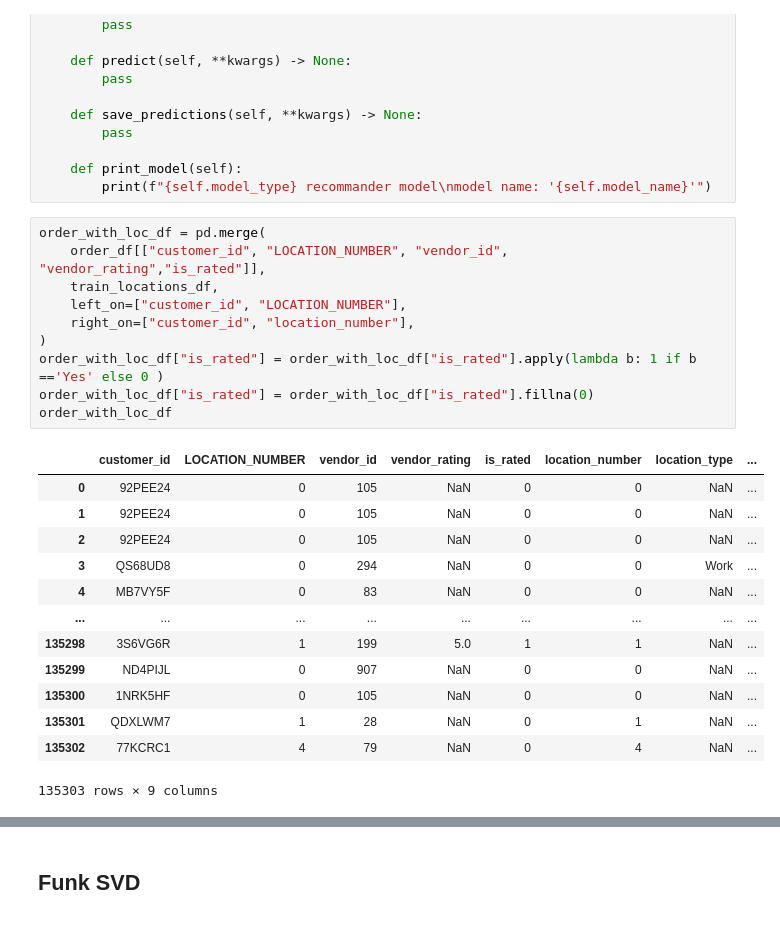
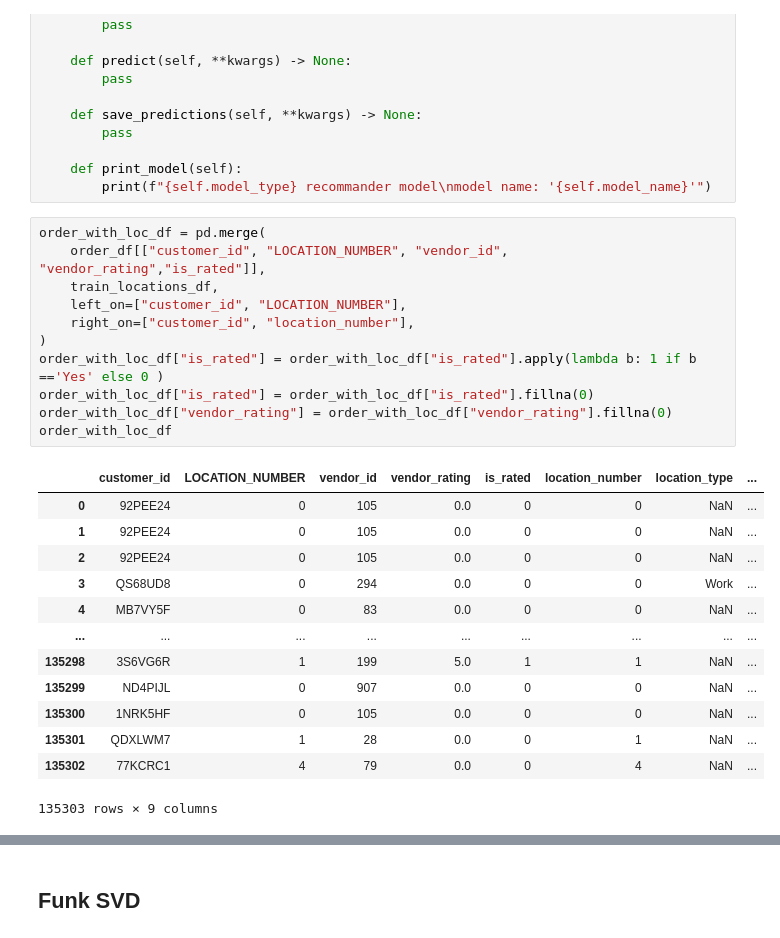
Before and after one commit to Bast-94/Restaurant-Recommander-System, a Jupyter notebook: notebook.ipynb, the cells around one changed output, grey strips where cells are left out. Drawn from its saved outputs; the diff is of its cells as text.

Commit message:
ADD(Y,R): Chargement des des Y et ratings de meme tailles.

```diff
--- a/notebook.ipynb
+++ b/notebook.ipynb
@@ -63,26 +63,27 @@ class RecommanderModel:
 # %%
 order_with_loc_df = pd.merge(
     order_df[["customer_id", "LOCATION_NUMBER", "vendor_id", "vendor_rating","is_rated"]],
     train_locations_df,
     left_on=["customer_id", "LOCATION_NUMBER"],
     right_on=["customer_id", "location_number"],
 )
 order_with_loc_df["is_rated"] = order_with_loc_df["is_rated"].apply(lambda b: 1 if b =='Yes' else 0 )
 order_with_loc_df["is_rated"] = order_with_loc_df["is_rated"].fillna(0)
+order_with_loc_df["vendor_rating"] = order_with_loc_df["vendor_rating"].fillna(0)
 order_with_loc_df
 # %% [output]
 |  | customer_id | LOCATION_NUMBER | vendor_id | vendor_rating | is_rated | location_number | location_type | ... |
-| 0 | 92PEE24 | 0 | 105 | NaN | 0 | 0 | NaN | ... |
-| 1 | 92PEE24 | 0 | 105 | NaN | 0 | 0 | NaN | ... |
-| 2 | 92PEE24 | 0 | 105 | NaN | 0 | 0 | NaN | ... |
-| 3 | QS68UD8 | 0 | 294 | NaN | 0 | 0 | Work | ... |
-| 4 | MB7VY5F | 0 | 83 | NaN | 0 | 0 | NaN | ... |
+| 0 | 92PEE24 | 0 | 105 | 0.0 | 0 | 0 | NaN | ... |
+| 1 | 92PEE24 | 0 | 105 | 0.0 | 0 | 0 | NaN | ... |
+| 2 | 92PEE24 | 0 | 105 | 0.0 | 0 | 0 | NaN | ... |
+| 3 | QS68UD8 | 0 | 294 | 0.0 | 0 | 0 | Work | ... |
+| 4 | MB7VY5F | 0 | 83 | 0.0 | 0 | 0 | NaN | ... |
 | ... | ... | ... | ... | ... | ... | ... | ... | ... |
 | 135298 | 3S6VG6R | 1 | 199 | 5.0 | 1 | 1 | NaN | ... |
-| 135299 | ND4PIJL | 0 | 907 | NaN | 0 | 0 | NaN | ... |
-| 135300 | 1NRK5HF | 0 | 105 | NaN | 0 | 0 | NaN | ... |
-| 135301 | QDXLWM7 | 1 | 28 | NaN | 0 | 1 | NaN | ... |
-| 135302 | 77KCRC1 | 4 | 79 | NaN | 0 | 4 | NaN | ... |
+| 135299 | ND4PIJL | 0 | 907 | 0.0 | 0 | 0 | NaN | ... |
+| 135300 | 1NRK5HF | 0 | 105 | 0.0 | 0 | 0 | NaN | ... |
+| 135301 | QDXLWM7 | 1 | 28 | 0.0 | 0 | 1 | NaN | ... |
+| 135302 | 77KCRC1 | 4 | 79 | 0.0 | 0 | 4 | NaN | ... |
 135303 rows × 9 columns
 # %%
 train_order_df, test_order_df = train_test_split(
```
Also changed, not shown: parts of 15 cells of this notebook.
